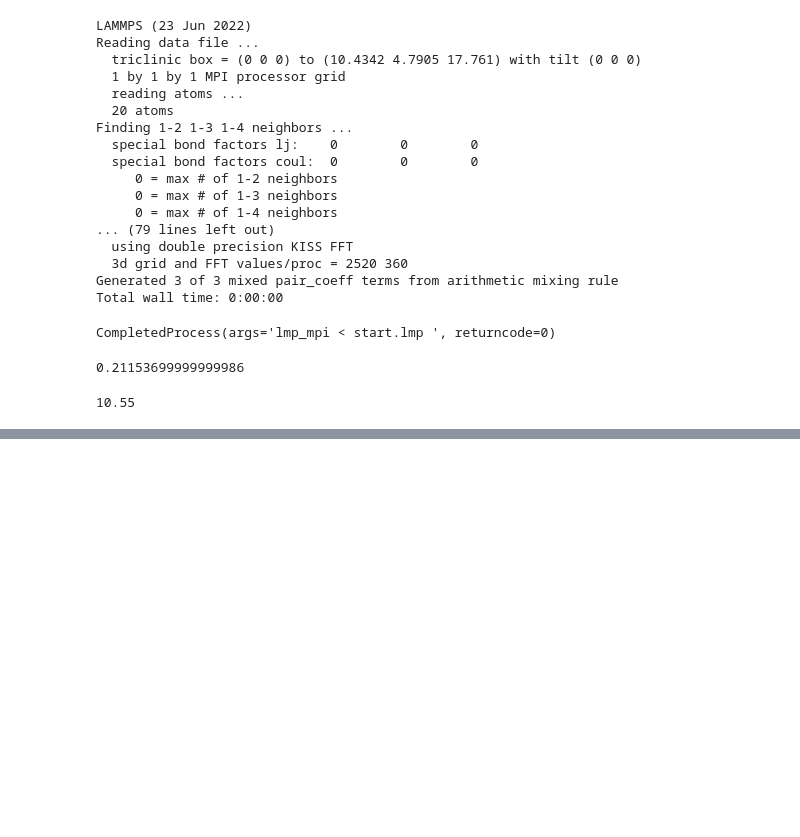
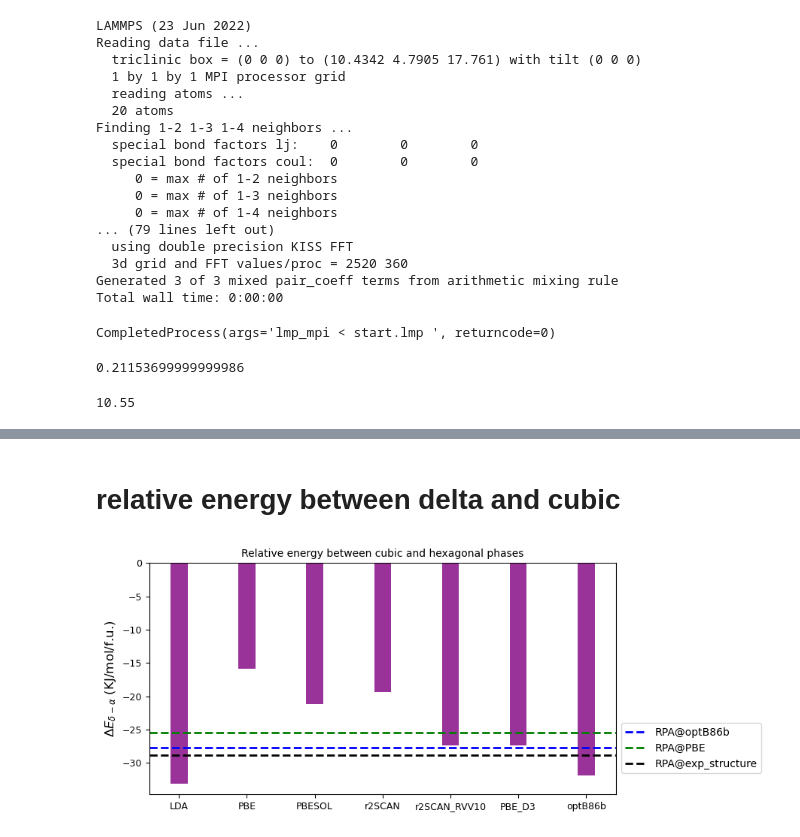
Before and after one commit to paramvir3/Crystal-Structures-Halide-perovskite, a Jupyter notebook: CsPbI3/structure.ipynb, the cells around one changed output, grey strips where cells are left out. Cells and saved outputs as stored; diff of their text form; code cells hidden in the pictures; blank space fills up the shorter version.

```diff
--- a/CsPbI3/structure.ipynb
+++ b/CsPbI3/structure.ipynb
@@ -767,0 +856,31 @@ n
+# %% [markdown]
+# relative energy between delta and cubic
+# %%
+name = ['LDA', 'PBE', 'PBESOL', 'r2SCAN', 'r2SCAN_RVV10', 'PBE_D3', 'optB86b']
+
+
+final_cubic_delta = [(64.20073426-65.57145986)*96.491566/4,
+                     (56.25959565-56.91759026)*96.491566/4, \
+                     (60.22900901-61.10493712)*96.491566/4, \
+                     (643.51816345-644.32015158)*96.491566/4, \
+                     (637.58837030-638.72289283)*96.491566/4, \
+                     (61.08882819-62.22204117)*96.491566/4, \
+                     (12.05534908-13.37563823)*96.491566/4]
+
+fig, (ax) = plt.subplots(figsize=(8,4))
+
+ax.bar(name,final_cubic_delta, color='purple', width = 0.25, alpha=0.8)
+
+plt.axhline(y = (332.52419812-333.67466505)*96.491566/4, color = 'b', linestyle = '--', lw=2, label='RPA@optB86b')
+plt.axhline(y =(332.23421324-333.29082568)*96.491566/4 , color = 'g', linestyle = '--', lw=2, label='RPA@PBE')
+plt.axhline(y = (332.48900244- 333.68606579)*96.491566/4, color = 'k', linestyle = '--', lw=2, label='RPA@exp_structure')
+
+ax.set_ylabel('$\Delta E_{\delta - \\alpha }$ (KJ/mol/f.u.)', fontsize = 12)
+ax.set_title('Relative energy between cubic and hexagonal phases', fontsize=10)
+ax.tick_params(labelsize=9)
+
+ax.legend(loc='center left', bbox_to_anchor=(1.0, 0.2))
+
+plt.savefig('relative_energy_delta_cubic.png')
+# %% [output]
+[figure, added]
```
Also changed, not shown: parts of 20 cells of this notebook, 34 other files.
